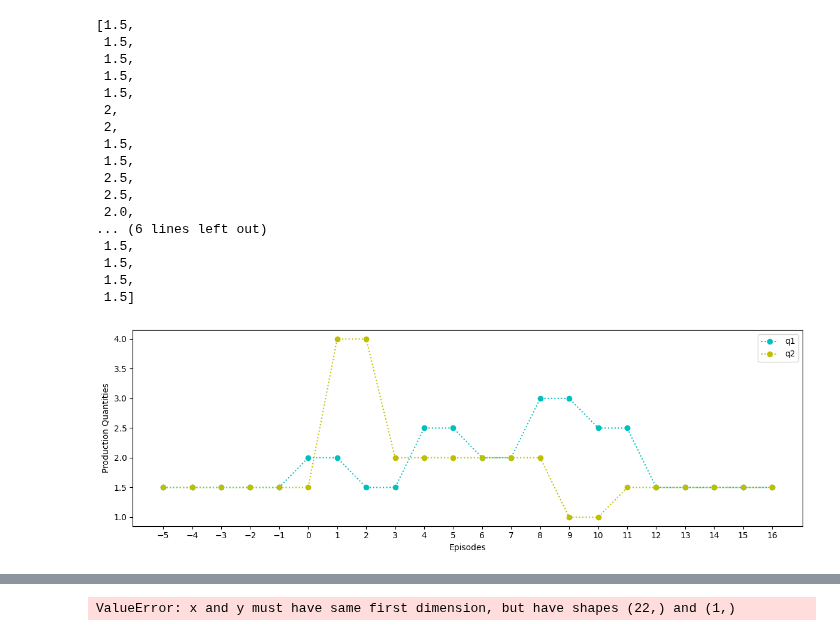
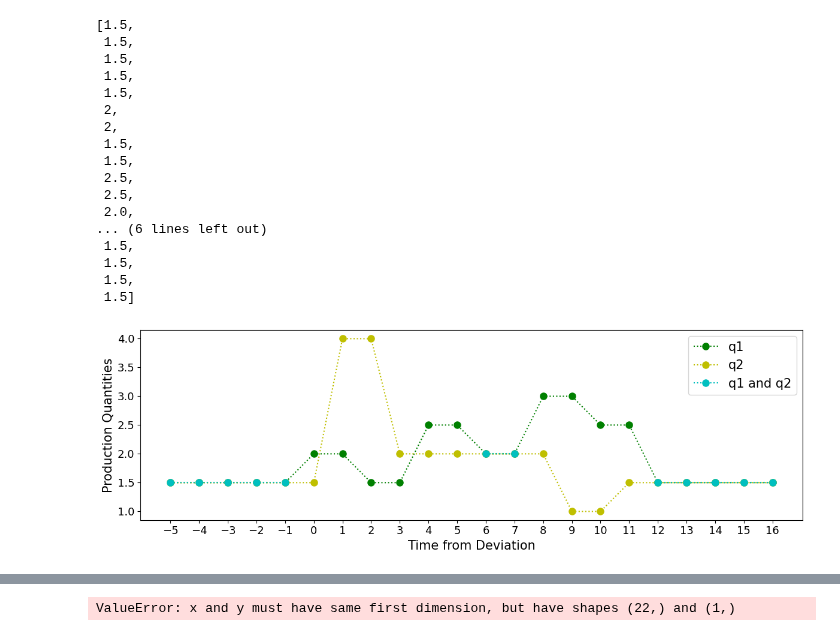
Before and after one commit to WouterBant/Algorithmic-Collusion-an-Experimental-Study, a Jupyter notebook: src/runs/nash_test.ipynb, the cells around one changed output, grey strips where cells are left out. Drawn from its saved outputs; the diff is of its cells as text; code cells hidden in the pictures.

```diff
--- a/src/runs/nash_test.ipynb
+++ b/src/runs/nash_test.ipynb
@@ -80,44 +80,31 @@ q1
  1.5,
  1.5,
  1.5]
-# %%
-import matplotlib.pyplot as plt
-
-# Assuming q1, q2, theta1, theta2, pi1, pi2 are lists
-
-# Plotting q1 and q2
-plt.figure(figsize=(12, 4))
-x=range(-5, len(q1)-5)
-# plt.subplot(2, 2, 1)
-plt.plot(x, q1, 'co-', linestyle='dotted', label='q1')
-plt.plot(x, q2, 'yo-', linestyle='dotted', label='q2')
-
-plt.xlabel('Episodes')
-plt.ylabel('Production Quantities')
-# plt.title('Q-values for q1 and q2')
-plt.legend()
-
-# # Plotting theta1 and theta2
-# plt.subplot(2, 2, 2)
-# plt.plot(range(-5, 21), theta1, label='theta1')
-# plt.plot(range(-5, 21), theta2, label='theta2')
-# plt.xlabel('Episodes')
-# plt.ylabel('Theta')
-# plt.title('Theta values for theta1 and theta2')
-# plt.legend()
-
-# # Plotting pi1 and pi2
-# plt.subplot(2, 2, 3)
-# plt.plot(range(-5, 21), pi1_ep, label='pi1')
-# plt.plot(range(-5, 21), pi2_ep, label='pi2')
-# plt.xlabel('Episodes')
-# plt.ylabel('Pi')
-# plt.title('Pi values for pi1 and pi2')
-# plt.legend()
-
-# Show the plot
-plt.xticks(range(-5, len(q1)-5))
-plt.tight_layout()
-plt.show()
-# %% [output]
-[figure, removed]
+# %%
+import matplotlib.pyplot as plt
+
+plt.figure(figsize=(12, 4))
+x=range(-5, len(q1)-5)
+# plt.subplot(2, 2, 1)
+plt.plot(x, q1, 'go-', linestyle='dotted', label='q1', markersize=8)
+plt.plot(x, q2, 'yo-', linestyle='dotted', label='q2', markersize=8)
+xx = []
+yy = []
+for i in range(len(q1)):
+    if q1[i] == q2[i]:
+        xx.append(x[i])
+        yy.append(q1[i])
+plt.plot(xx[:5], yy[:5], 'co-', linestyle='dotted', label="q1 and q2", markersize=8)
+plt.plot(xx[5:7], yy[5:7], 'co-', linestyle='dotted', markersize=8)
+plt.plot(xx[7:], yy[7:], 'co-', linestyle='dotted', markersize=8)
+
+plt.xlabel('Time from Deviation', fontsize=15)
+plt.ylabel('Production Quantities', fontsize=15)
+plt.legend(fontsize=15)
+
+plt.xticks(range(-5, len(q1)-5), fontsize=13)
+plt.yticks(fontsize=13)
+plt.tight_layout()
+plt.show()
+# %% [output]
+[figure, added]
```
Also changed, not shown: parts of 2 cells of this notebook, 3 other files.
